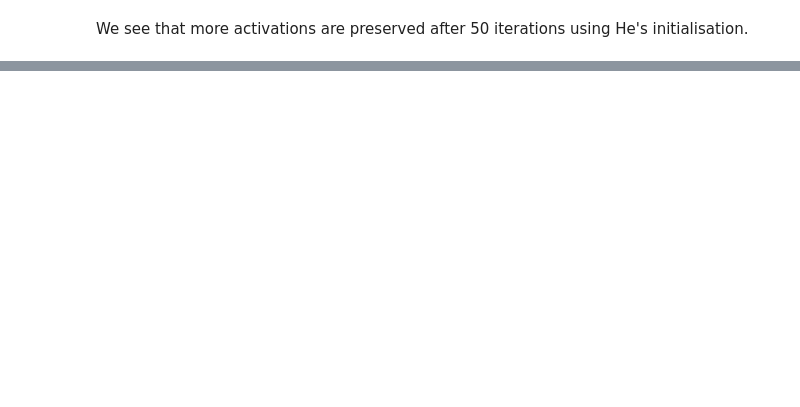
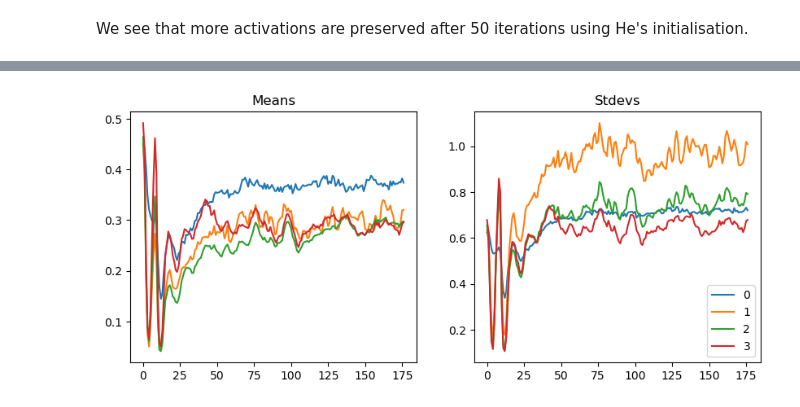
Before and after one commit to 0xSingletOnly/pdlfc, a Jupyter notebook: 11_initializing.ipynb, the cells around one changed output, grey strips where cells are left out. Drawn from its saved outputs; the diff is of its cells as text; code cells hidden in the pictures; blank space fills up the shorter version.

```diff
--- a/11_initializing.ipynb
+++ b/11_initializing.ipynb
@@ -234,0 +400,4 @@ We see that more activations are preserved after 50 iterations using He's initia
+# %%
+astats.plot_stats()
+# %% [output]
+[figure, added]
```
Also changed, not shown: parts of 66 cells of this notebook.
